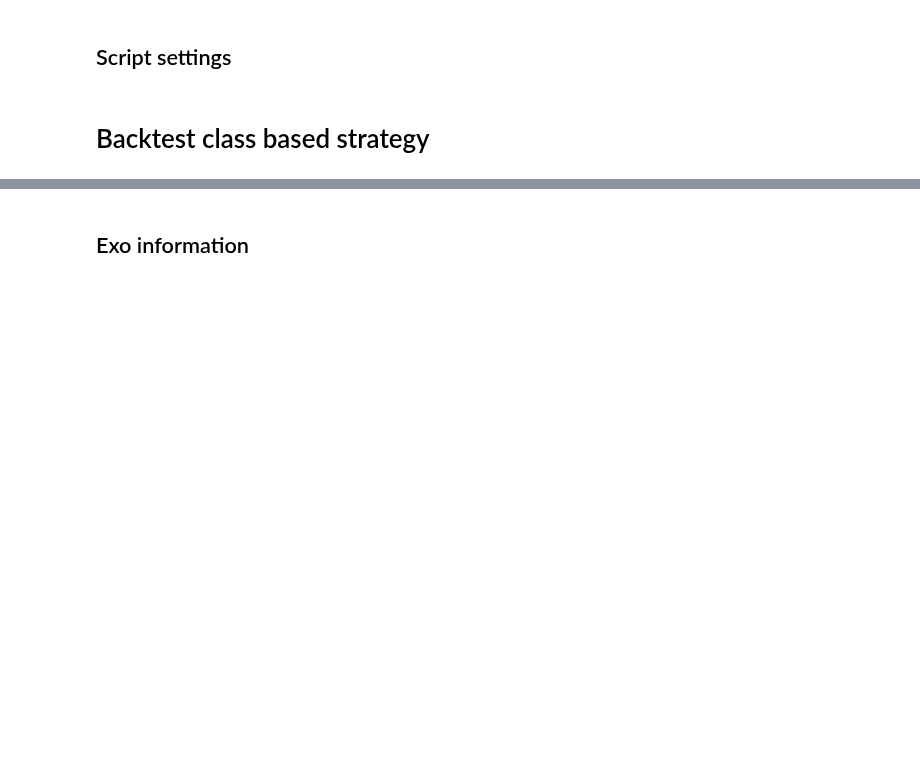
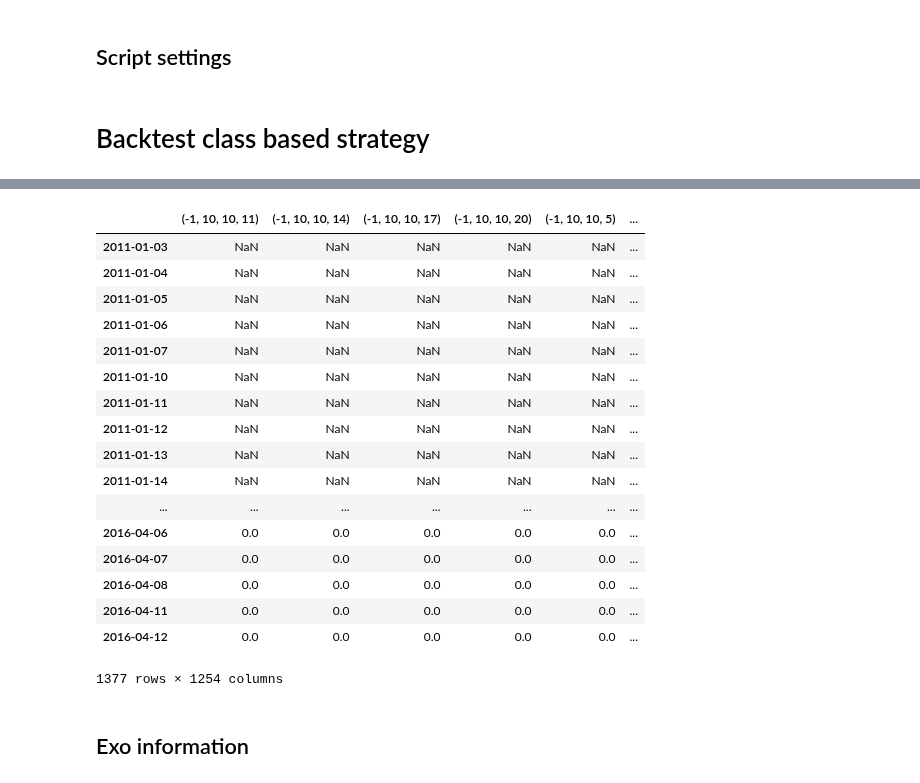
Before and after one commit to trendmanagement/tmqrexo_alexveden, a Jupyter notebook: notebooks/Strategy_MAcrossingTrail_StrategyModule.ipynb, the cells around one changed output, grey strips where cells are left out. Saved outputs shown, nothing was run; the diff lists cells and outputs as text; code cells hidden in the pictures; blank space fills up the shorter version.

```diff
--- a/notebooks/Strategy_MAcrossingTrail_StrategyModule.ipynb
+++ b/notebooks/Strategy_MAcrossingTrail_StrategyModule.ipynb
@@ -120,3 +146,24 @@ smgr.swarm.plot(legend=False)
+# %%
+ma
+# %% [output]
+|  | (-1, 10, 10, 11) | (-1, 10, 10, 14) | (-1, 10, 10, 17) | (-1, 10, 10, 20) | (-1, 10, 10, 5) | ... |
+| 2011-01-03 | NaN | NaN | NaN | NaN | NaN | ... |
+| 2011-01-04 | NaN | NaN | NaN | NaN | NaN | ... |
+| 2011-01-05 | NaN | NaN | NaN | NaN | NaN | ... |
+| 2011-01-06 | NaN | NaN | NaN | NaN | NaN | ... |
+| 2011-01-07 | NaN | NaN | NaN | NaN | NaN | ... |
+| 2011-01-10 | NaN | NaN | NaN | NaN | NaN | ... |
+| 2011-01-11 | NaN | NaN | NaN | NaN | NaN | ... |
+| 2011-01-12 | NaN | NaN | NaN | NaN | NaN | ... |
+| 2011-01-13 | NaN | NaN | NaN | NaN | NaN | ... |
+| 2011-01-14 | NaN | NaN | NaN | NaN | NaN | ... |
+| ... | ... | ... | ... | ... | ... | ... |
+| 2016-04-06 | 0.0 | 0.0 | 0.0 | 0.0 | 0.0 | ... |
+| 2016-04-07 | 0.0 | 0.0 | 0.0 | 0.0 | 0.0 | ... |
+| 2016-04-08 | 0.0 | 0.0 | 0.0 | 0.0 | 0.0 | ... |
+| 2016-04-11 | 0.0 | 0.0 | 0.0 | 0.0 | 0.0 | ... |
+| 2016-04-12 | 0.0 | 0.0 | 0.0 | 0.0 | 0.0 | ... |
+1377 rows × 1254 columns
 # %% [markdown]
 ## Exo information
 # %%
```
Also changed, not shown: parts of 5 cells of this notebook, 2 other files.
